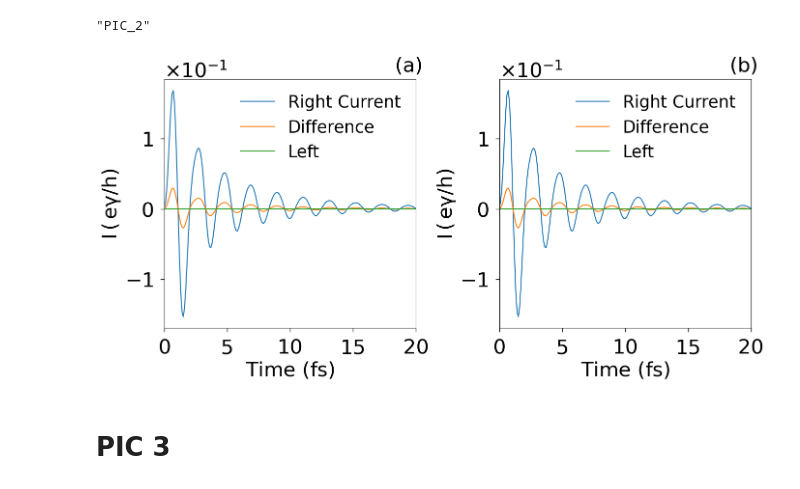
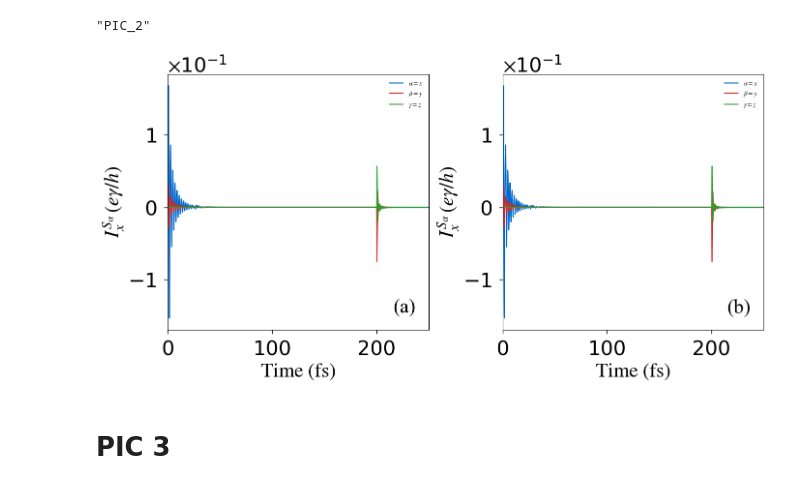
Before and after one commit to nsalazard/Internship_UDelaware, a Jupyter notebook: Graphics.ipynb, the cells around one changed output. Cells and saved outputs as stored; diff of their text form; code cells hidden in the pictures.

Commit message:
New graphics

```diff
--- a/Graphics.ipynb
+++ b/Graphics.ipynb
@@ -111,73 +120,79 @@ seq_f = readdlm("./TD/data/seq_$(name)_jl.txt" , ' ')
 sc_f = readdlm("./TD/data/sc_$(name)_jl.txt" , ' ')
 cc_f = readdlm("./TD/data/cc_$(name)_jl.txt" , ' ') ;
 # %%
+using PyPlot, PyCall
+
+# Suppress font warnings
+logging = pyimport("logging")
+logging.getLogger("matplotlib.font_manager").setLevel(logging.ERROR)
+
+# Use .ttf path directly
+fm = pyimport("matplotlib.font_manager")
+FontProperties = fm.FontProperties
+times = FontProperties(fname="/usr/share/fonts/truetype/msttcorefonts/Times_New_Roman.ttf")
+
+# Data
 x  = sc_f[:,1]
 y1 = sc_f[:,4]
 y2 = sc_f[:,2]
 y3 = sc_f[:,3]
 
 fs = 30
+xlim = 250
 
-# Create a 1×2 grid
 fig, axs = plt.subplots(1, 2, figsize=(14, 7))
-ax1, ax2 = axs  # unpack the two axes
+ax1, ax2 = axs
 
-# --- subplot (a) ---
-# Plot three curves
-ax1.plot(x, y1, label="Right Current", linewidth=1.5)
-ax1.plot(x, y2, label="Difference",     linewidth=1.5)
-ax1.plot(x, y3, label="Left",           linewidth=1.5)
+# --- ax1 ---
+ax1.plot(x, y1, label=raw"$\alpha = x$", linewidth=1.5, color="#0066cc")  # blue
+ax1.plot(x, y2, label=raw"$\beta = y$", linewidth=1.5, color="#d62728")   # red
+ax1.plot(x, y3, label=raw"$\gamma = z$", linewidth=1.5, color="#2ca02c")  # green
 
-# Axis formatting
-ax1.set_xlim(0, 20)
-ax1.set_xlabel(raw"$\mathrm{Time\ (fs)}$", fontsize=fs)
-ax1.set_ylabel(raw"$\mathrm{I\,(\,e\gamma/h)}$", fontsize=fs)
+ax1.set_xlim(0, xlim)
+ax1.set_xlabel(raw"$\mathrm{Time\ (fs)}$", fontsize=fs, fontproperties=times)
+ax1.set_ylabel(raw"$I^{S_\alpha}_x\,(e\gamma/h)$", fontsize=fs, fontproperties=times)
+
 ax1.tick_params(axis="both", which="both",
                 labelsize=fs, direction="out",
                 length=6, width=1, pad=10)
 ax1.ticklabel_format(axis="y", style="sci",
                      scilimits=(-1,2), useMathText=true)
 ax1.yaxis.offsetText.set_fontsize(fs)
 
-# Panel letter
-ax1.text(0.97, 1.03, raw"$\rm{(a)}$",
-         fontsize=fs, ha="center",
-         transform=ax1.transAxes)
+ax1.legend(frameon=false, fontsize=fs-8, loc="upper right", prop=times)
+ax1.text(0.95, 0.05, "(a)",
+         transform=ax1.transAxes,
+         fontsize=fs,
+         fontproperties=times,
+         ha="right", va="bottom")
 
-# Legend
-ax1.legend(frameon=false, fontsize=fs-5, loc="upper right")
+# --- ax2 ---
+ax2.plot(x, y1, label=raw"$\alpha = x$", linewidth=1.5, color="#0066cc")  # blue
+ax2.plot(x, y2, label=raw"$\beta = y$", linewidth=1.5, color="#d62728")   # red
+ax2.plot(x, y3, label=raw"$\gamma = z$", linewidth=1.5, color="#2ca02c")  # green
 
+ax2.set_xlim(0, xlim)
+ax2.set_xlabel(raw"$\mathrm{Time\ (fs)}$", fontsize=fs, fontproperties=times)
+ax2.set_ylabel(raw"$I^{S_\alpha}_x\,(e\gamma/h)$", fontsize=fs, fontproperties=times)
 
-# --- subplot (b) ---
-# Plot three curves
-ax2.plot(x, y1, label="Right Current", linewidth=1.5)
-ax2.plot(x, y2, label="Difference",     linewidth=1.5)
-ax2.plot(x, y3, label="Left",           linewidth=1.5)
-
-# Axis formatting
-ax2.set_xlim(0, 20)
-ax2.set_xlabel(raw"$\mathrm{Time\ (fs)}$", fontsize=fs)
-ax2.set_ylabel(raw"$\mathrm{I\,(\,e\gamma/h)}$", fontsize=fs)
 ax2.tick_params(axis="both", which="both",
                 labelsize=fs, direction="out",
                 length=6, width=1, pad=10)
 ax2.ticklabel_format(axis="y", style="sci",
                      scilimits=(-1,2), useMathText=true)
 ax2.yaxis.offsetText.set_fontsize(fs)
 
-# Panel letter
-ax2.text(0.97, 1.03, raw"$\rm{(b)}$",
-         fontsize=fs, ha="center",
-         transform=ax2.transAxes)
-
-# Legend
-ax2.legend(frameon=false, fontsize=fs-5, loc="upper right")
-
+ax2.legend(frameon=false, fontsize=fs-8, loc="upper right", prop=times)
+ax2.text(0.95, 0.05, "(b)",
+         transform=ax2.transAxes,
+         fontsize=fs,
+         fontproperties=times,
+         ha="right", va="bottom")
 
 fig.tight_layout()
 display(fig)
 # %% [output]
-[figure, old version]
+[figure, new version]
 # %% [markdown]
 # PIC 3
 # %%
```
Also changed, not shown: parts of 5 cells of this notebook.
